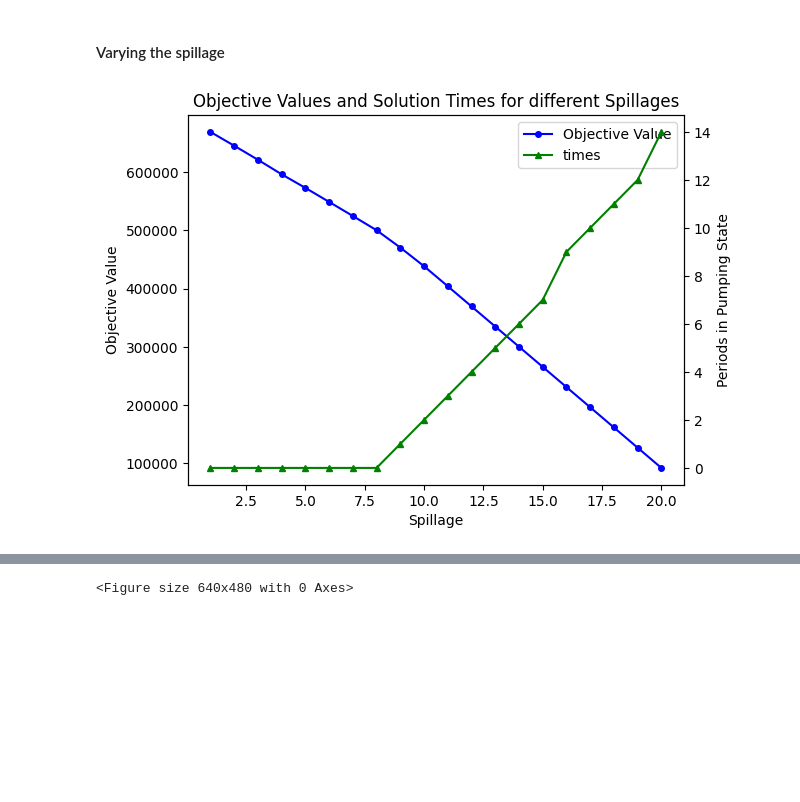
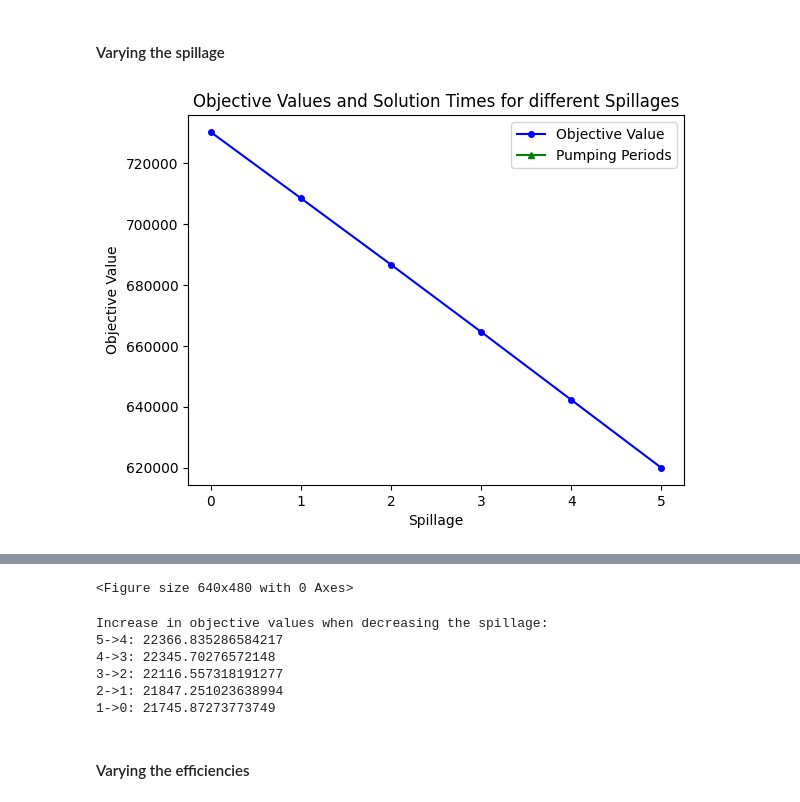
Before and after one commit to FredericWeiss/Seminar-Thesis, a Jupyter notebook: psh.ipynb, the cells around one changed output, grey strips where cells are left out. Cells and saved outputs as stored; diff of their text form; code cells hidden in the pictures; blank space fills up the shorter version.

Commit message:
Refined previous sensitivity analysis and added analysis for efficiency and additional unit

```diff
--- a/psh.ipynb
+++ b/psh.ipynb
@@ -808,12 +753,12 @@ for i in psh.reservoirs[:-1]:
 
     # Power generated by hydro units
     for j in psh.hu_affiliation[i]:
-        ax.plot(psh.periods+1, results.loc[f'hu_power_{i}_{j}'], label=f'hu {j}', marker='o')
+        ax.plot(psh.periods+1, results.loc[f'hu_power_{i+1}_{j+1}'], label=f'hu_{i+1}_{j+1}', marker='o')
 
     # Power generated and consumed by pumped-storage units
     for k in psh.ps_affiliation[i]:
-        ax.plot(psh.periods+1, results.loc[f'ps_power_gen_{i}_{k}'], label=f'ps {k} gen', marker='*')
-        ax.plot(psh.periods+1, results.loc[f'ps_power_pump_{i}_{k}'], label=f'ps {k} pump', marker='^')
+        ax.plot(psh.periods+1, results.loc[f'ps_power_gen_{i+1}_{k+1}'], label=f'ps_{i+1}_{k+1}_gen', marker='*')
+        ax.plot(psh.periods+1, results.loc[f'ps_power_pump_{i+1}_{k+1}'] * (-1), label=f'ps_{i+1}_{k+1}_pump', marker='^')
 
     ax.set_title('Power Output over Time')
     ax.set_ylabel('Power Output in MWh')
@@ -1183,0 +1049,4 @@ times
+# %%
+# Printing all results:
+for i in range(len(objectice_values)):
+    print(f'{labels[i]}: {objectice_values[i]}')
@@ -1183,0 +1127,4 @@ times
+# %%
+top5 = np.argsort(objectice_values)[-5:]
+for i in top5:
+    print(f'{labels[i]}: {objectice_values[i]}')
@@ -1269 +1279,17 @@ inflow_sensitivity
 <Figure size 640x480 with 0 Axes>
+# %%
+fig, ax = plt.subplots(figsize=(10,6))
+for i in range(len(net_power)):
+    ax.plot(psh_inflow.periods+1, net_power[i], label=x_labels[i])
+
+ax.set_title('Sensitivity of the Results based on Natural Inflows')
+ax.set_xlabel('Periods')
+ax.set_ylabel('Net Power Output')
+ax.set_xticks(psh_inflow.periods+1)
+
+# Shrink current axis by 20%
+box = ax.get_position()
+ax.set_position([box.x0, box.y0, box.width * 0.8, box.height])
+
+# Put a legend to the right of the current axis
+ax.legend(loc='center left', bbox_to_anchor=(1, 0.5))
@@ -1273,10 +1302,9 @@ inflow_sensitivity
 # Defining empty lists
 objectice_values = []
 times = []
-periods_pumping_state = []
 
 # Defining values for the sensitvity analysis
-spillages = np.arange(1,21,1)
+spillages = np.arange(0,6,1)
 
 for spillage in spillages:
 
@@ -1305,36 +1333,32 @@ for spillage in spillages:
     # Saving the Results
     objectice_values.append(psh_spillage.objective_value)
     times.append(psh_spillage.solve_details.time)
 
     # Checking if the pumping capabilities of the pumped-storage units are used
     pumping_state = [psh_spillage.ps_state_pump[i,k,t].solution_value for i in psh_spillage.reservoirs for k in psh_spillage.ps_affiliation[i] for t in psh_spillage.periods]
     pumping_state_sum = np.sum(pumping_state)
-    periods_pumping_state.append(pumping_state_sum)
 
 # Plotting the results
 fig, ax = plt.subplots()
 
 ax.plot(spillages, objectice_values, marker='o', markersize=4, label='Objective Value', color='blue')
-ax2 = ax.twinx()
-ax2.plot(spillages, periods_pumping_state, marker='^', markersize=4, label='Pumping Periods', color='green')
 
 ax.set_title('Objective Values and Solution Times for different Spillages')
 ax.set_ylabel('Objective Value')
 ax.set_xlabel('Spillage')
 ax2.set_ylabel('Periods in Pumping State')
 
 lines = ax.get_lines() + ax2.get_lines()
 labels = [line.get_label() for line in lines]
 ax.legend(lines, labels)
 
 plt.show()
 plt.savefig('Images/spillage.png')
 
 # Showing the results in a table
-spillage_sensitivity = pd.DataFrame(index=['Objective Value', 'Solution Time', 'Periods Pumping State'], columns=spillages)
+spillage_sensitivity = pd.DataFrame(index=['Objective Value', 'Solution Time'], columns=spillages)
 spillage_sensitivity.loc['Objective Value':,] = objectice_values
 spillage_sensitivity.loc['Solution Time':,] = times
-spillage_sensitivity.loc['Periods Pumping State':,] = periods_pumping_state
 spillage_sensitivity
 # %% [output]
-[figure, old version]
+[figure, new version]
@@ -1345 +1368,15 @@ spillage_sensitivity
 <Figure size 640x480 with 0 Axes>
+# %%
+print('Increase in objective values when decreasing the spillage:')
+for i in range(5,0,-1):
+    increase = spillage_sensitivity.loc['Objective Value',i-1] - spillage_sensitivity.loc['Objective Value',i]
+    print(f'{i}->{i-1}: {increase}')
+# %% [output]
+Increase in objective values when decreasing the spillage:
+5->4: 22366.835286584217
+4->3: 22345.70276572148
+3->2: 22116.557318191277
+2->1: 21847.251023638994
+1->0: 21745.87273773749
+# %% [markdown]
+#### Varying the efficiencies
```
Also changed, not shown: parts of 40 cells of this notebook, 2 other files.
